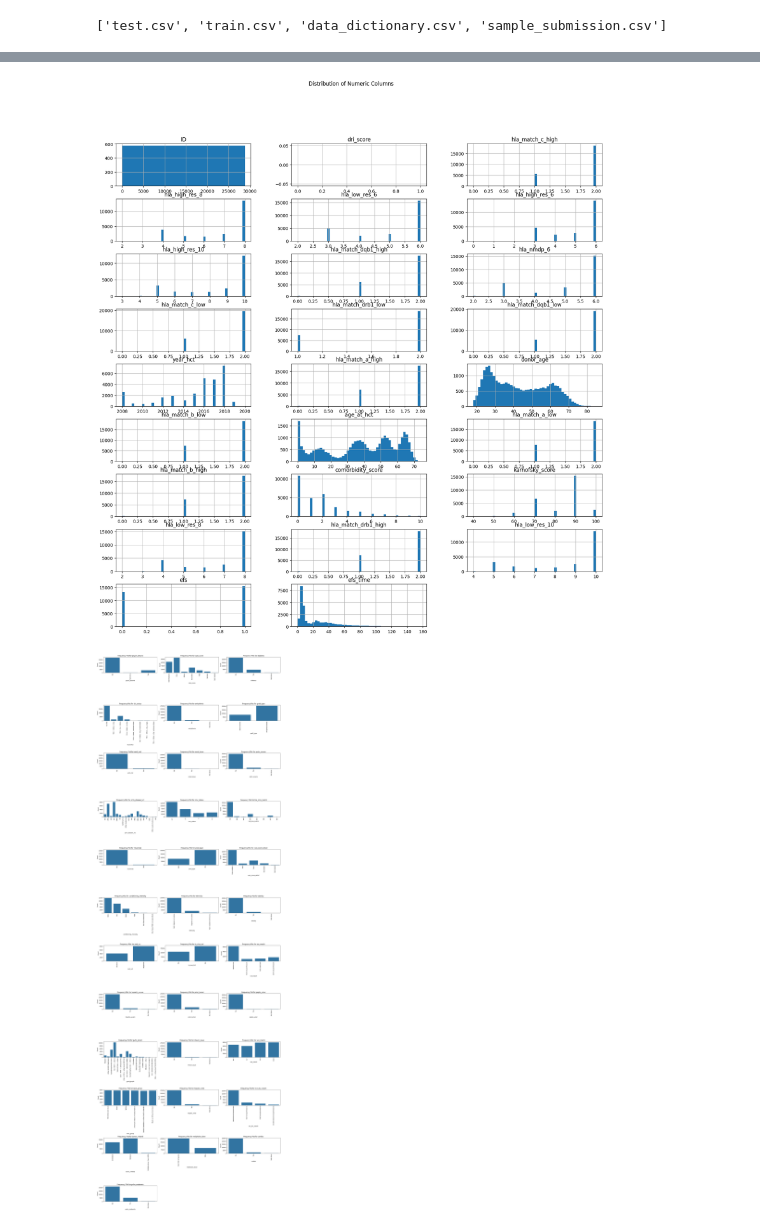
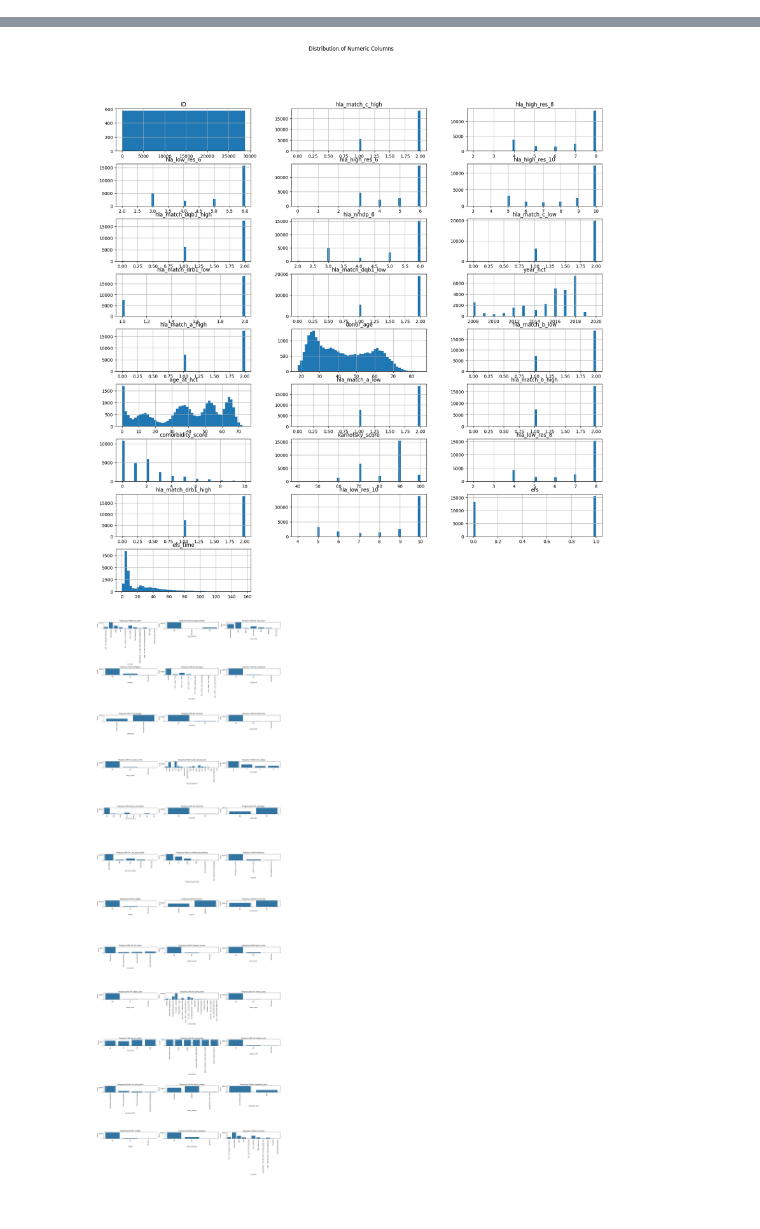
Before and after one commit to LordPatil/Post-HCT-survival-Kaggle, a Jupyter notebook: Post-HCT_EDA.ipynb, the cells around one changed output, grey strips where cells are left out. Cells and saved outputs as stored; diff of their text form; code cells hidden in the pictures.

```diff
--- a/Post-HCT_EDA.ipynb
+++ b/Post-HCT_EDA.ipynb
@@ -31,4 +17,0 @@ csv_files = [f for f in os.listdir(extraction_dir) if f.endswith('.csv')]
-# %%
-csv_files
-# %% [output]
-['test.csv', 'train.csv', 'data_dictionary.csv', 'sample_submission.csv']
@@ -68,34 +54,41 @@ data_dict
 | 57 | efs | Event-free survival | Categorical | ['Event' 'Censoring'] |
 | 58 | efs_time | Time to event-free survival, months | Numerical | NaN |
 # %%
+import numpy as np
+import seaborn as sns
+
+import matplotlib.pyplot as plt
+
 # Plot distribution of all numeric columns
 numeric_columns = train.select_dtypes(include=[np.number]).columns
 train[numeric_columns].hist(figsize=(20, 20), bins=50, layout=(len(numeric_columns) // 3 + 1, 3))
 plt.suptitle('Distribution of Numeric Columns')
 plt.show()
 
 # Plot frequency plot for categorical columns
-categorical_columns = train.select_dtypes(include=[object]).columns
+categorical_columns = train.select_dtypes(include=[object]).columns.tolist()
+categorical_columns.append('dri_score')  # Ensure dri_score is included as a categorical column
+
 num_plots = len(categorical_columns)
 num_cols = 3
 num_rows = (num_plots // num_cols) + (num_plots % num_cols > 0)
 
 fig, axes = plt.subplots(num_rows, num_cols, figsize=(20, num_rows * 5))
 axes = axes.flatten()
 
 for i, column in enumerate(categorical_columns):
     sns.countplot(data=train, x=column, ax=axes[i])
     axes[i].set_title(f'Frequency Plot for {column}')
     axes[i].set_xlabel(column)
     axes[i].set_ylabel('Count')
     axes[i].tick_params(axis='x', rotation=90)
 
 # Remove any empty subplots
 for j in range(i + 1, len(axes)):
     fig.delaxes(axes[j])
 
 plt.tight_layout()
 plt.show()
 # %% [output]
-[figure, old version]
+[figure, new version]
-[figure, old version]
+[figure, new version]
```
Also changed, not shown: parts of 4 cells of this notebook.
